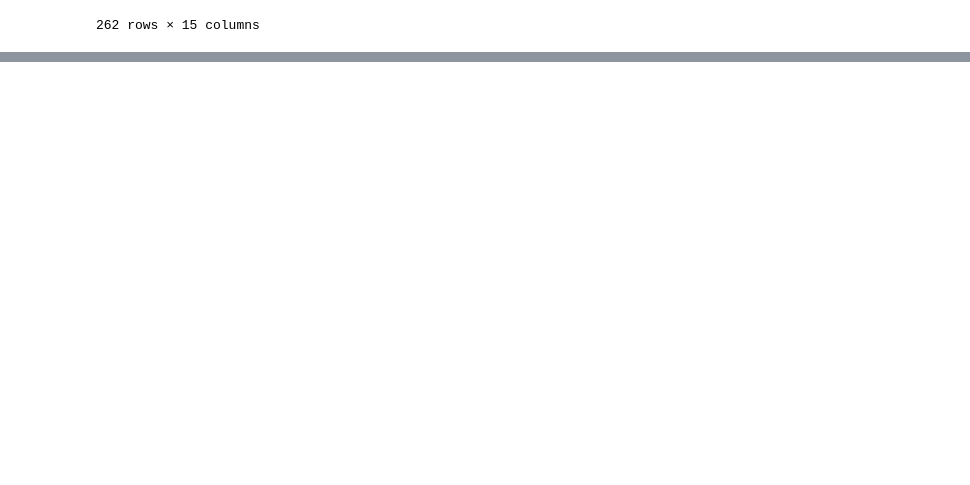
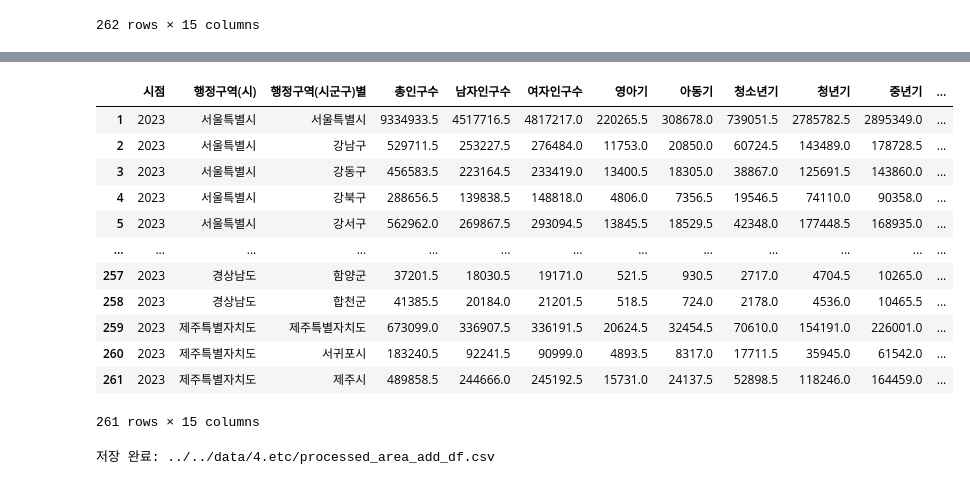
Before and after one commit to MJU-SDA/mju-sda-mini-project, a Jupyter notebook: src/1.preprocessing/preprocessing-additional.ipynb, the cells around one changed output, grey strips where cells are left out. Saved outputs shown, nothing was run; the diff lists cells and outputs as text; code cells hidden in the pictures; blank space fills up the shorter version.

```diff
--- a/src/1.preprocessing/preprocessing-additional.ipynb
+++ b/src/1.preprocessing/preprocessing-additional.ipynb
@@ -494,0 +594,9 @@ print("저장 완료:", save_path)
+# %%
+# CCTV - NaN을 시 기준 평균으로 채우기
+area_df["CCTV"] = area_df.groupby("행정구역(시)")["CCTV"].transform(
+    lambda x: x.fillna(x.mean())
+)
+
+# 출력
+cctv_nan = area_df[area_df["CCTV"].isna()]
+print(cctv_nan[["행정구역(시)", "행정구역(시군구)별", "CCTV"]])
@@ -494,0 +628,9 @@ print("저장 완료:", save_path)
+# %%
+# CCTV - NaN을 시 기준 평균으로 채우기
+area_df["1인가구비율"] = area_df.groupby("행정구역(시)")["1인가구비율"].transform(
+    lambda x: x.fillna(x.mean())
+)
+
+# 출력
+one_person_nan = area_df[area_df["1인가구비율"].isna()]
+print(one_person_nan[["행정구역(시)", "행정구역(시군구)별", "1인가구비율"]])
@@ -494,0 +662,9 @@ print("저장 완료:", save_path)
+# %%
+# CCTV - NaN을 시 기준 평균으로 채우기
+area_df["경찰서수"] = area_df.groupby("행정구역(시)")["경찰서수"].transform(
+    lambda x: x.fillna(x.mean())
+)
+
+# 출력
+police_nan = area_df[area_df["경찰서수"].isna()]
+print(police_nan[["행정구역(시)", "행정구역(시군구)별", "경찰서수"]])
@@ -494,0 +674,2 @@ print("저장 완료:", save_path)
+# %%
+filtered = area_df[area_df['행정구역(시)'] != '전국']
@@ -494,0 +695,26 @@ print("저장 완료:", save_path)
+# %%
+filtered
+# %% [output]
+|  | 시점 | 행정구역(시) | 행정구역(시군구)별 | 총인구수 | 남자인구수 | 여자인구수 | 영아기 | 아동기 | 청소년기 | 청년기 | 중년기 | ... |
+| 1 | 2023 | 서울특별시 | 서울특별시 | 9334933.5 | 4517716.5 | 4817217.0 | 220265.5 | 308678.0 | 739051.5 | 2785782.5 | 2895349.0 | ... |
+| 2 | 2023 | 서울특별시 | 강남구 | 529711.5 | 253227.5 | 276484.0 | 11753.0 | 20850.0 | 60724.5 | 143489.0 | 178728.5 | ... |
+| 3 | 2023 | 서울특별시 | 강동구 | 456583.5 | 223164.5 | 233419.0 | 13400.5 | 18305.0 | 38867.0 | 125691.5 | 143860.0 | ... |
+| 4 | 2023 | 서울특별시 | 강북구 | 288656.5 | 139838.5 | 148818.0 | 4806.0 | 7356.5 | 19546.5 | 74110.0 | 90358.0 | ... |
+| 5 | 2023 | 서울특별시 | 강서구 | 562962.0 | 269867.5 | 293094.5 | 13845.5 | 18529.5 | 42348.0 | 177448.5 | 168935.0 | ... |
+| ... | ... | ... | ... | ... | ... | ... | ... | ... | ... | ... | ... | ... |
+| 257 | 2023 | 경상남도 | 함양군 | 37201.5 | 18030.5 | 19171.0 | 521.5 | 930.5 | 2717.0 | 4704.5 | 10265.0 | ... |
+| 258 | 2023 | 경상남도 | 합천군 | 41385.5 | 20184.0 | 21201.5 | 518.5 | 724.0 | 2178.0 | 4536.0 | 10465.5 | ... |
+| 259 | 2023 | 제주특별자치도 | 제주특별자치도 | 673099.0 | 336907.5 | 336191.5 | 20624.5 | 32454.5 | 70610.0 | 154191.0 | 226001.0 | ... |
+| 260 | 2023 | 제주특별자치도 | 서귀포시 | 183240.5 | 92241.5 | 90999.0 | 4893.5 | 8317.0 | 17711.5 | 35945.0 | 61542.0 | ... |
+| 261 | 2023 | 제주특별자치도 | 제주시 | 489858.5 | 244666.0 | 245192.5 | 15731.0 | 24137.5 | 52898.5 | 118246.0 | 164459.0 | ... |
+261 rows × 15 columns
+# %%
+# 저장 경로 설정
+save_path = "../../data/4.etc/processed_area_add_df.csv"
+
+# CSV 저장
+filtered.to_csv(save_path, index=False, encoding='UTF-8')
+
+print("저장 완료:", save_path)
+# %% [output]
+저장 완료: ../../data/4.etc/processed_area_add_df.csv
```
Also changed, not shown: parts of 18 cells of this notebook, 6 other files.
